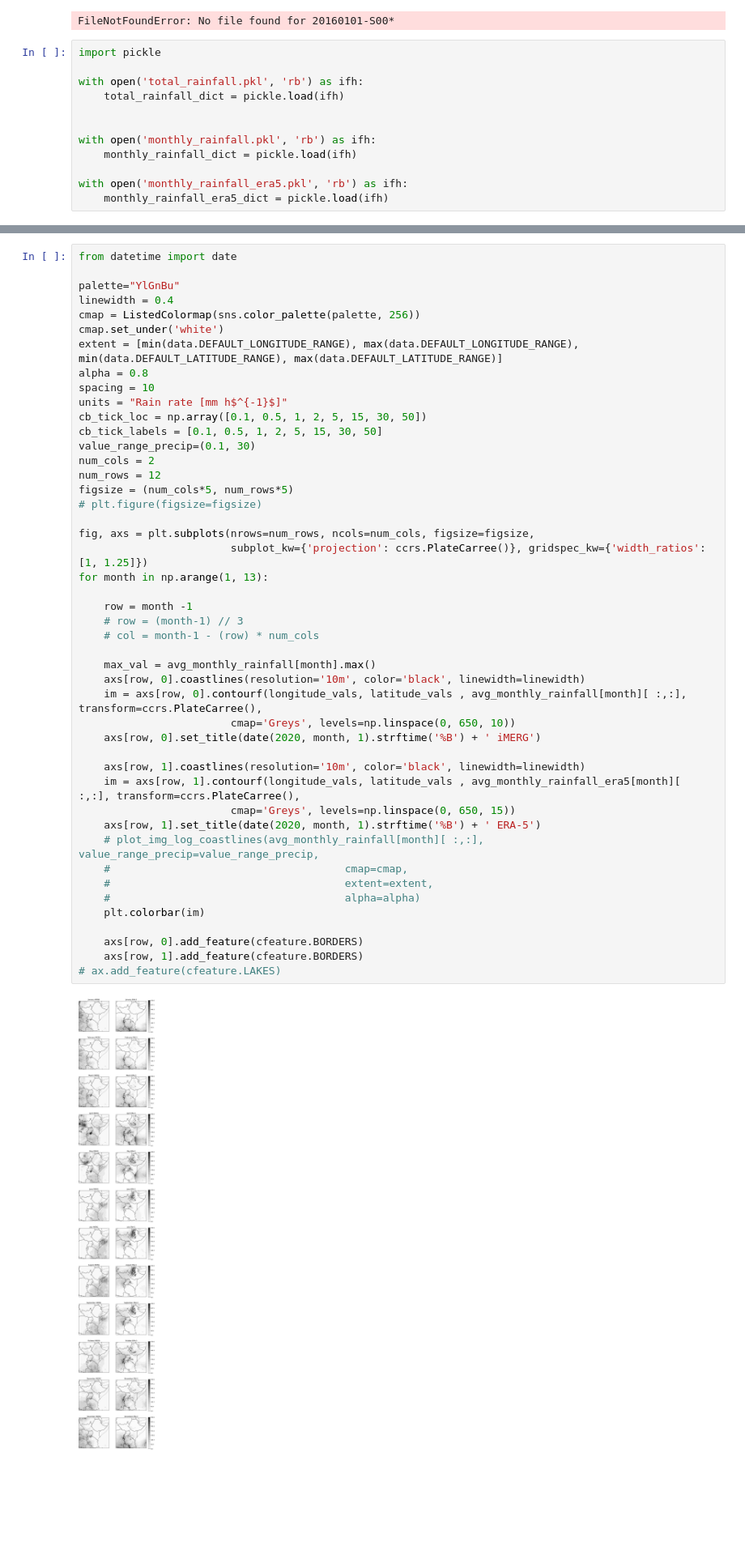
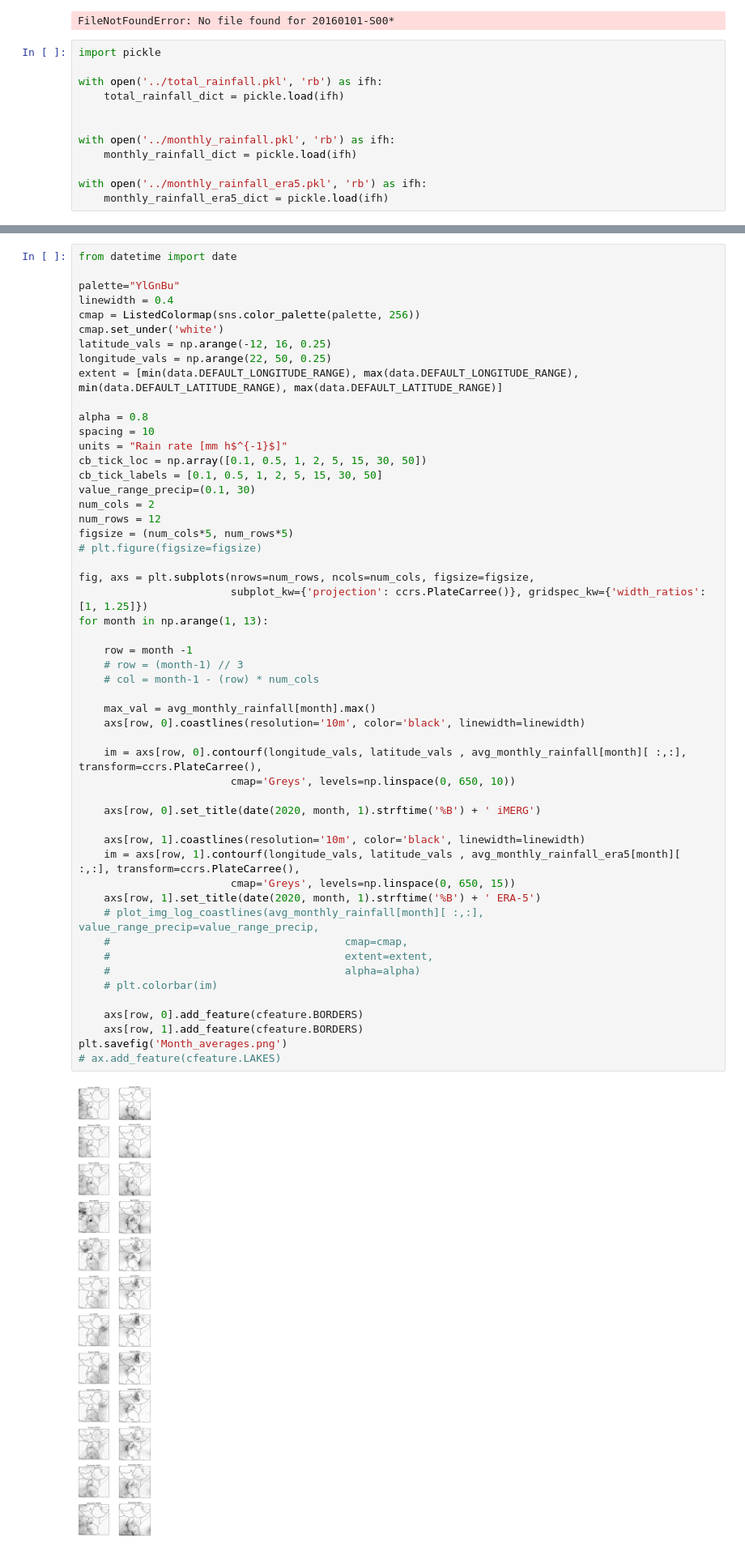
Before and after one commit to mlangguth89/downscaling-cgan, a Jupyter notebook: notebooks/explore_imerg.ipynb, the cells around one changed output, grey strips where cells are left out. Shown: that part at 81% size. Drawn from its saved outputs; the diff is of its cells as text; blank space fills up the shorter version.

```diff
--- a/notebooks/explore_imerg.ipynb
+++ b/notebooks/explore_imerg.ipynb
@@ -296,14 +296,14 @@ FileNotFoundError: No file found for 20160101-S00*
 # %%
 import pickle
 
-with open('total_rainfall.pkl', 'rb') as ifh:
+with open('../total_rainfall.pkl', 'rb') as ifh:
     total_rainfall_dict = pickle.load(ifh)
 
 
-with open('monthly_rainfall.pkl', 'rb') as ifh:
+with open('../monthly_rainfall.pkl', 'rb') as ifh:
     monthly_rainfall_dict = pickle.load(ifh)
 
-with open('monthly_rainfall_era5.pkl', 'rb') as ifh:
+with open('../monthly_rainfall_era5.pkl', 'rb') as ifh:
     monthly_rainfall_era5_dict = pickle.load(ifh)
 # %%
 # Get average monthly rainfall from yearly data
@@ -371,7 +369,10 @@ palette="YlGnBu"
 linewidth = 0.4
 cmap = ListedColormap(sns.color_palette(palette, 256))
 cmap.set_under('white')
+latitude_vals = np.arange(-12, 16, 0.25)
+longitude_vals = np.arange(22, 50, 0.25)
 extent = [min(data.DEFAULT_LONGITUDE_RANGE), max(data.DEFAULT_LONGITUDE_RANGE), min(data.DEFAULT_LATITUDE_RANGE), max(data.DEFAULT_LATITUDE_RANGE)]
+
 alpha = 0.8
 spacing = 10
 units = "Rain rate [mm h$^{-1}$]"
@@ -383,35 +384,38 @@ num_rows = 12
 figsize = (num_cols*5, num_rows*5)
 # plt.figure(figsize=figsize)
 
 fig, axs = plt.subplots(nrows=num_rows, ncols=num_cols, figsize=figsize,
                         subplot_kw={'projection': ccrs.PlateCarree()}, gridspec_kw={'width_ratios': [1, 1.25]})
 for month in np.arange(1, 13):
 
     row = month -1
     # row = (month-1) // 3
     # col = month-1 - (row) * num_cols
 
     max_val = avg_monthly_rainfall[month].max()
     axs[row, 0].coastlines(resolution='10m', color='black', linewidth=linewidth)
+
     im = axs[row, 0].contourf(longitude_vals, latitude_vals , avg_monthly_rainfall[month][ :,:], transform=ccrs.PlateCarree(),
                         cmap='Greys', levels=np.linspace(0, 650, 10))
+
     axs[row, 0].set_title(date(2020, month, 1).strftime('%B') + ' iMERG')
 
     axs[row, 1].coastlines(resolution='10m', color='black', linewidth=linewidth)
     im = axs[row, 1].contourf(longitude_vals, latitude_vals , avg_monthly_rainfall_era5[month][ :,:], transform=ccrs.PlateCarree(),
                         cmap='Greys', levels=np.linspace(0, 650, 15))
     axs[row, 1].set_title(date(2020, month, 1).strftime('%B') + ' ERA-5')
     # plot_img_log_coastlines(avg_monthly_rainfall[month][ :,:], value_range_precip=value_range_precip,
     #                                     cmap=cmap,
     #                                     extent=extent,
     #                                     alpha=alpha)
-    plt.colorbar(im)
+    # plt.colorbar(im)
 
     axs[row, 0].add_feature(cfeature.BORDERS)
     axs[row, 1].add_feature(cfeature.BORDERS)
+plt.savefig('Month_averages.png')
 # ax.add_feature(cfeature.LAKES)
 # %% [output]
-[figure, old version]
+[figure, new version]
 # %%
 ### Timing the load imerg function
 
```
Also changed, not shown: parts of 2 cells of this notebook, 8 other files.
